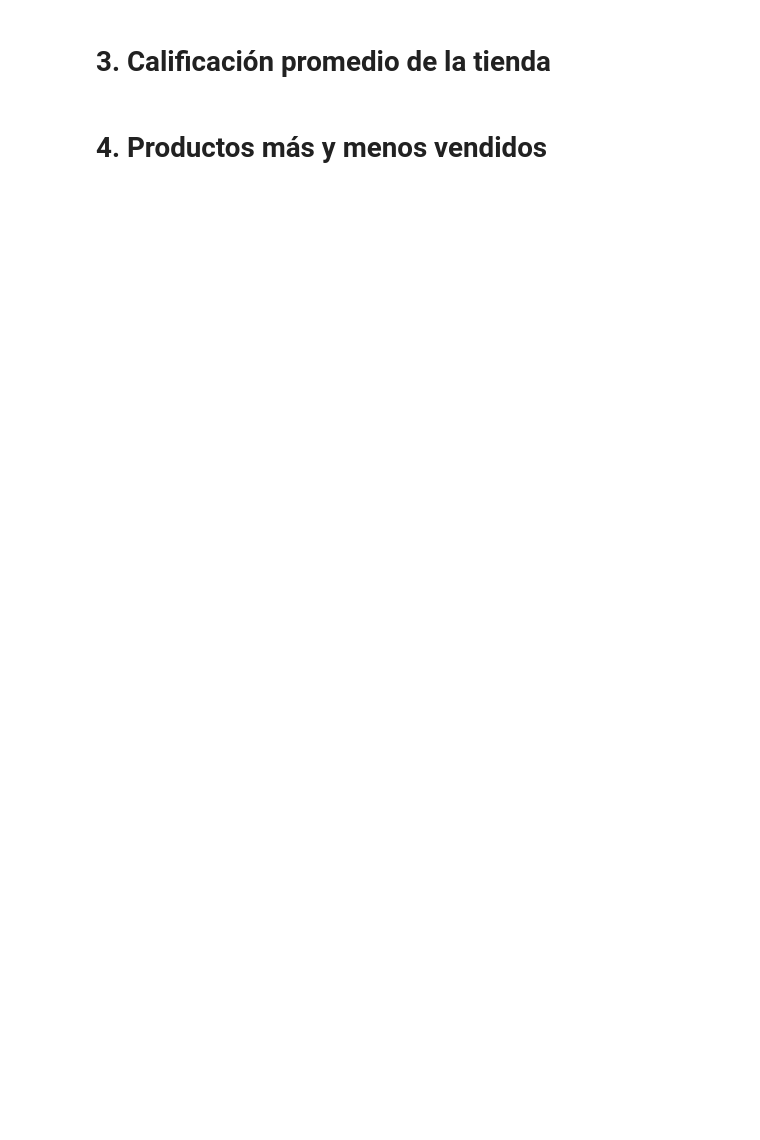
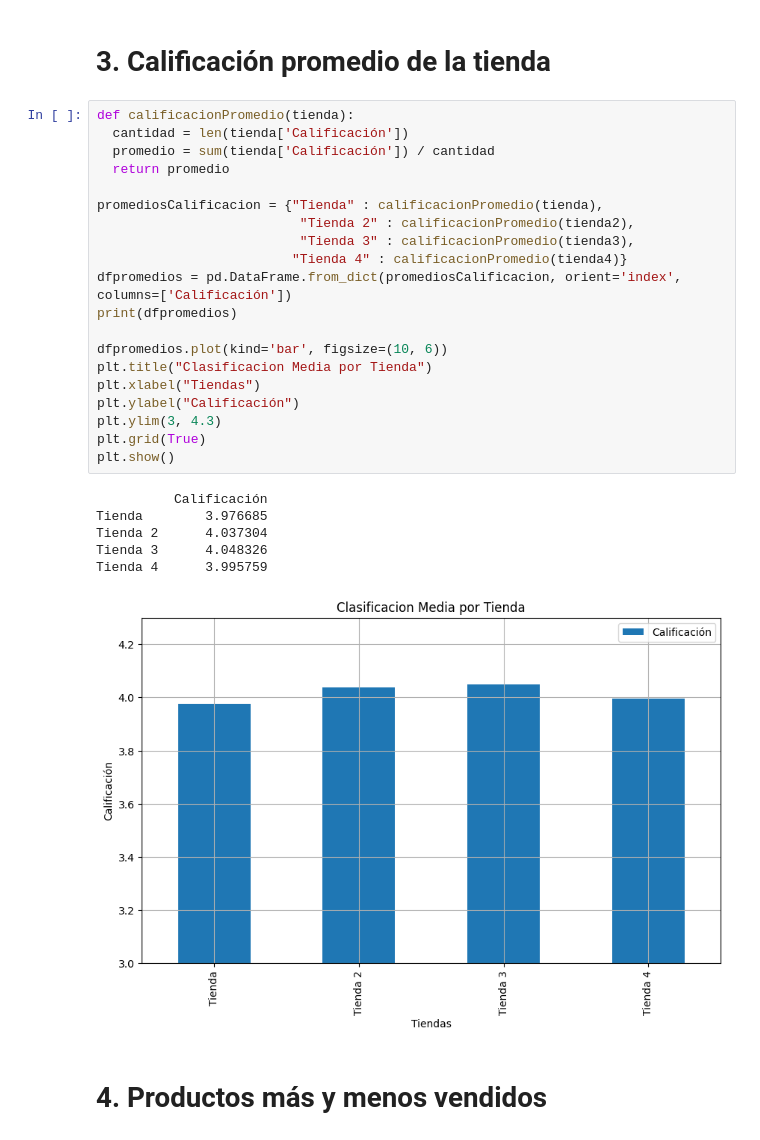
Before and after one commit to zjorgx/Alura-Store-Latam, a Jupyter notebook: AluraStoreLatam.ipynb, the cells around one changed output. Cells and saved outputs as stored; diff of their text form; blank space fills up the shorter version.

```diff
--- a/AluraStoreLatam.ipynb
+++ b/AluraStoreLatam.ipynb
@@ -28,4 +94,31 @@ tienda.head()
 # %% [markdown]
 # 3. Calificación promedio de la tienda
+# %%
+def calificacionPromedio(tienda):
+  cantidad = len(tienda['Calificación'])
+  promedio = sum(tienda['Calificación']) / cantidad
+  return promedio
+
+promediosCalificacion = {"Tienda" : calificacionPromedio(tienda),
+                          "Tienda 2" : calificacionPromedio(tienda2),
+                          "Tienda 3" : calificacionPromedio(tienda3),
+                         "Tienda 4" : calificacionPromedio(tienda4)}
+dfpromedios = pd.DataFrame.from_dict(promediosCalificacion, orient='index', columns=['Calificación'])
+print(dfpromedios)
+
+dfpromedios.plot(kind='bar', figsize=(10, 6))
+plt.title("Clasificacion Media por Tienda")
+plt.xlabel("Tiendas")
+plt.ylabel("Calificación")
+plt.ylim(3, 4.3)
+plt.grid(True)
+plt.show()
+# %% [output]
+          Calificación
+Tienda        3.976685
+Tienda 2      4.037304
+Tienda 3      4.048326
+Tienda 4      3.995759
+[figure, added]
 # %% [markdown]
 # 4. Productos más y menos vendidos
```
Also changed, not shown: parts of 6 cells of this notebook.
